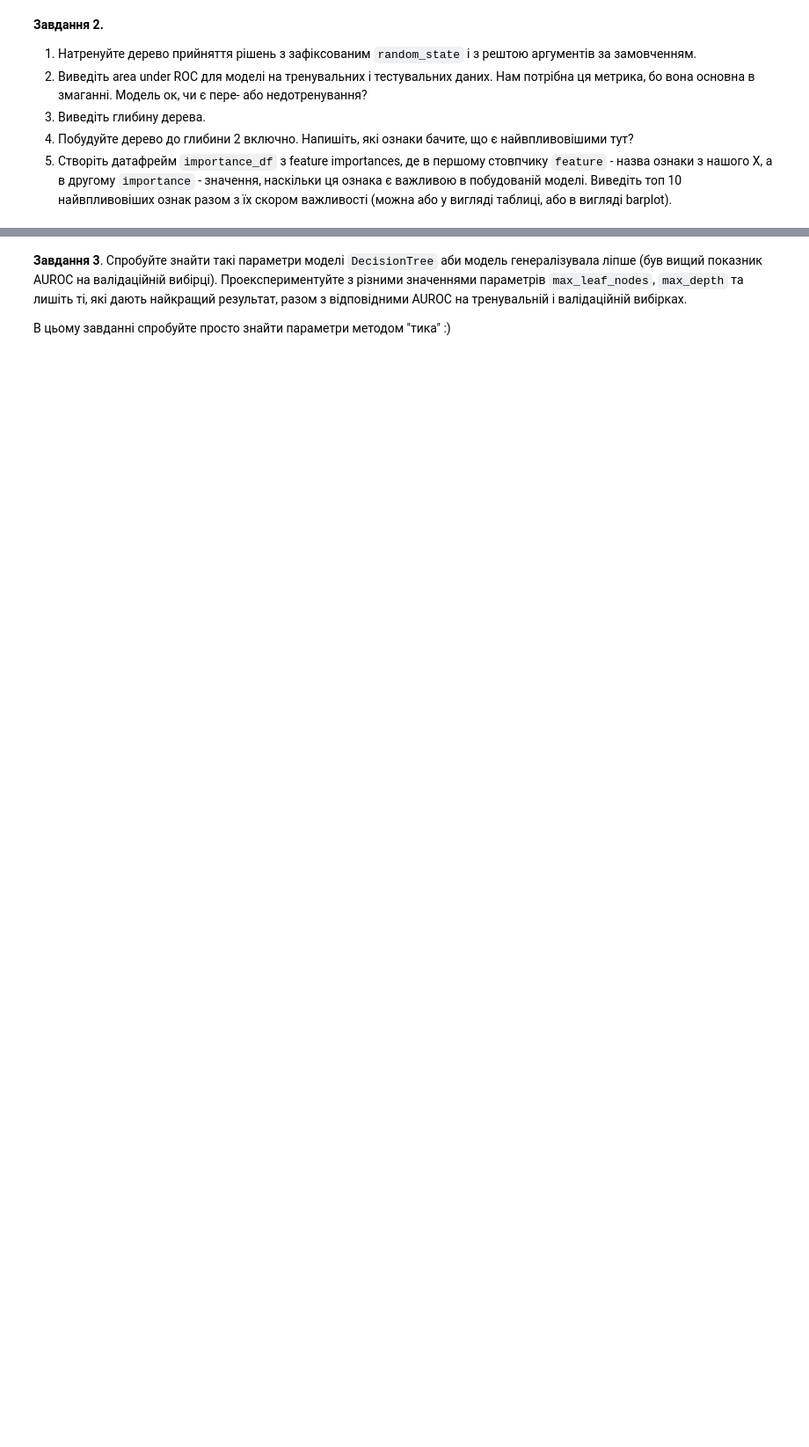
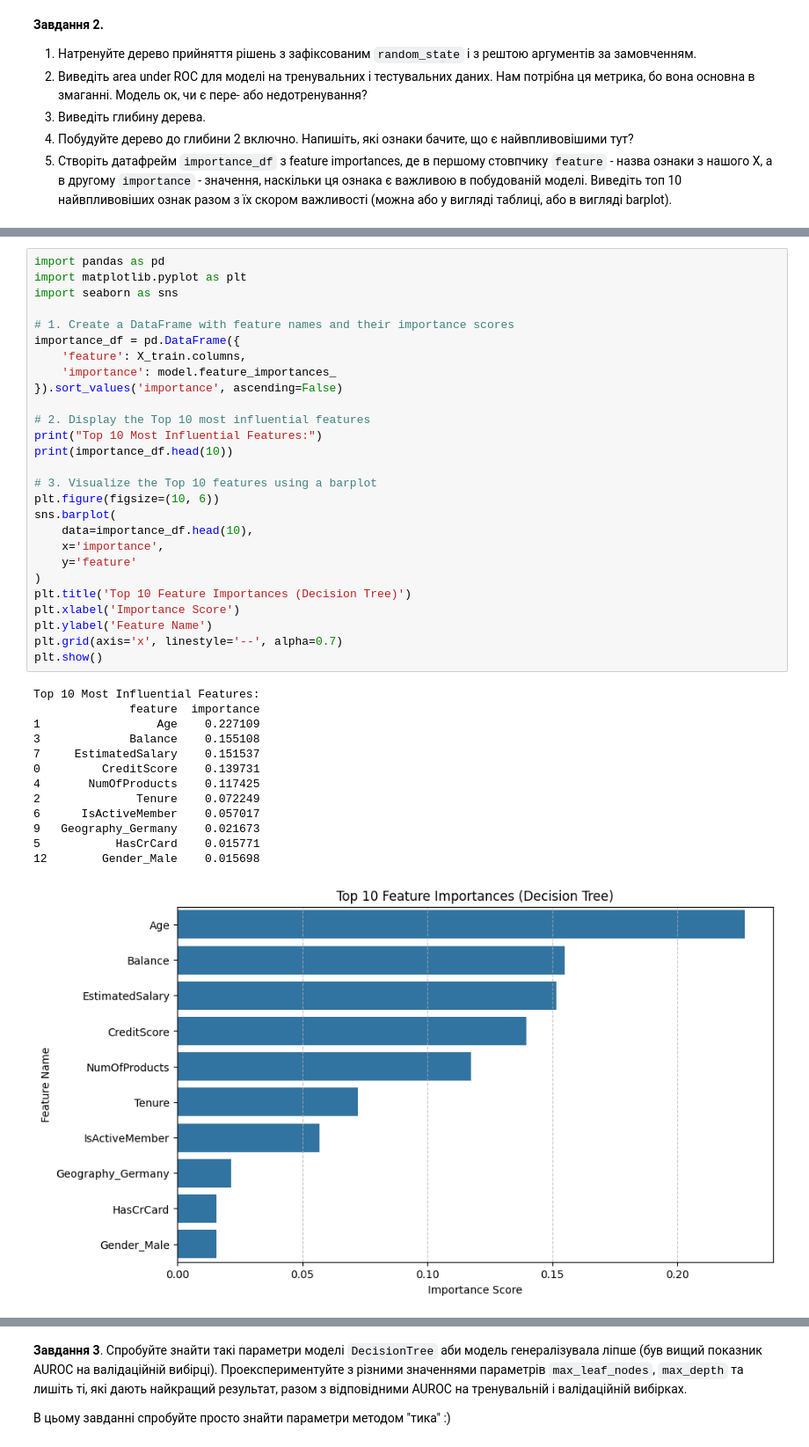
Before and after one commit to yelenana/machine_learning, a Jupyter notebook: Rybchynska_Olena_"HW_2_3_Дерева_прийняття_рішень_ipynb".ipynb, the cells around one changed output, grey strips where cells are left out. Shown at 88% size. Saved outputs shown, nothing was run; the diff lists cells and outputs as text; blank space fills up the shorter version.

```diff
--- a/Rybchynska_Olena_"HW_2_3_Дерева_прийняття_рішень_ipynb".ipynb
+++ b/Rybchynska_Olena_"HW_2_3_Дерева_прийняття_рішень_ipynb".ipynb
@@ -48,0 +156,41 @@ drive.mount('/content/drive/')
+# %%
+import pandas as pd
+import matplotlib.pyplot as plt
+import seaborn as sns
+
+# 1. Create a DataFrame with feature names and their importance scores
+importance_df = pd.DataFrame({
+    'feature': X_train.columns,
+    'importance': model.feature_importances_
+}).sort_values('importance', ascending=False)
+
+# 2. Display the Top 10 most influential features
+print("Top 10 Most Influential Features:")
+print(importance_df.head(10))
+
+# 3. Visualize the Top 10 features using a barplot
+plt.figure(figsize=(10, 6))
+sns.barplot(
+    data=importance_df.head(10),
+    x='importance',
+    y='feature'
+)
+plt.title('Top 10 Feature Importances (Decision Tree)')
+plt.xlabel('Importance Score')
+plt.ylabel('Feature Name')
+plt.grid(axis='x', linestyle='--', alpha=0.7)
+plt.show()
+# %% [output]
+Top 10 Most Influential Features:
+              feature  importance
+1                 Age    0.227109
+3             Balance    0.155108
+7     EstimatedSalary    0.151537
+0         CreditScore    0.139731
+4       NumOfProducts    0.117425
+2              Tenure    0.072249
+6      IsActiveMember    0.057017
+9   Geography_Germany    0.021673
+5           HasCrCard    0.015771
+12        Gender_Male    0.015698
+[figure, added]
```
Also changed, not shown: parts of 38 cells of this notebook.
